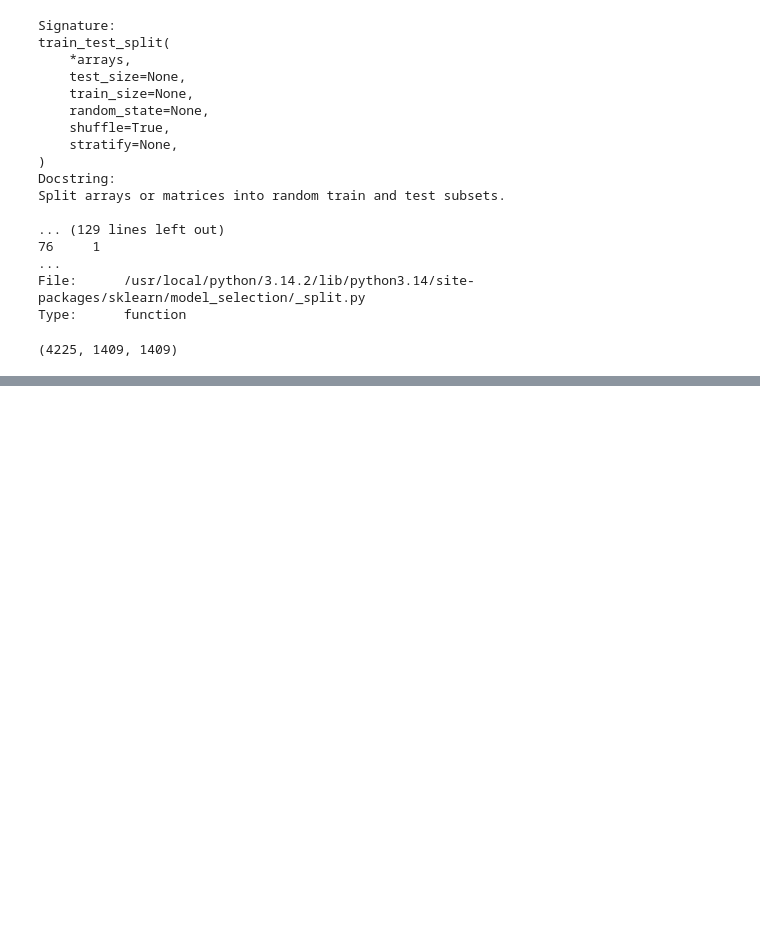
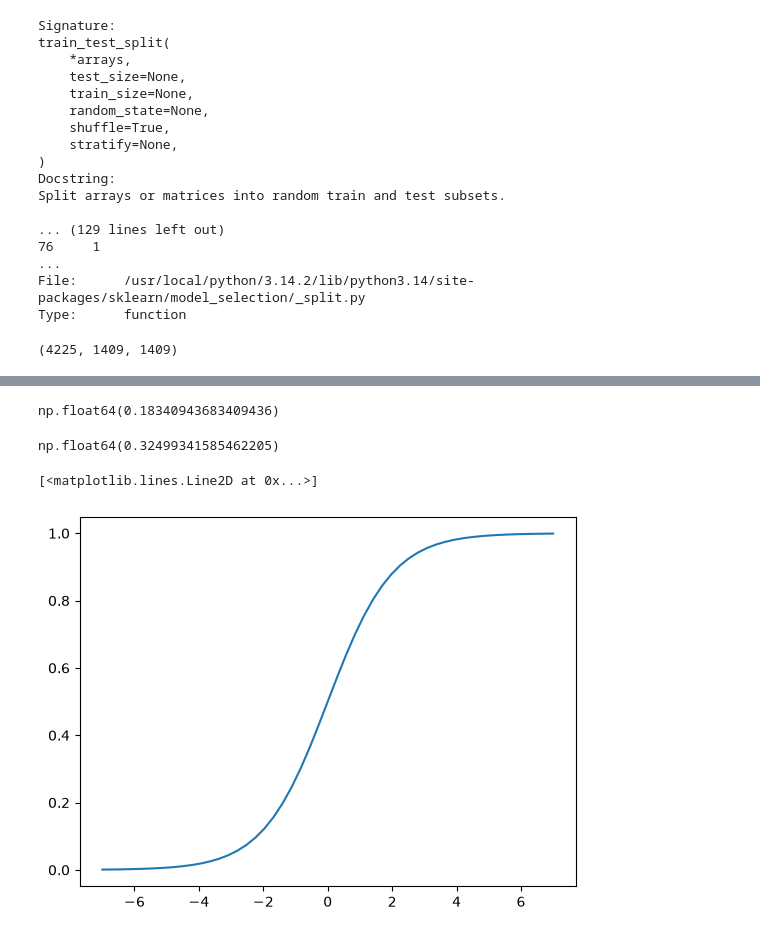
Before and after one commit to bkganti/ml-zoomcamp, a Jupyter notebook: 03-classification/03-module.ipynb, the cells around one changed output, grey strips where cells are left out. Cells and saved outputs as stored; diff of their text form; code cells hidden in the pictures; blank space fills up the shorter version.

```diff
--- a/03-classification/03-module.ipynb
+++ b/03-classification/03-module.ipynb
@@ -189,0 +421,8 @@ del df_test['churn']
+# %%
+df_full_train[(df_full_train.monthlycharges > 20) & (df_full_train.monthlycharges <= 50)].churn.mean()
+# %% [output]
+np.float64(0.18340943683409436)
+# %%
+df_full_train[df_full_train.monthlycharges > 50].churn.mean()
+# %% [output]
+np.float64(0.32499341585462205)
@@ -189,0 +439,10 @@ del df_test['churn']
+# %%
+def sigmoid(z):
+    return 1/(1 + np.exp(-z))
+# %%
+z = np.linspace(-7,7,51)
+# %%
+plt.plot(z,sigmoid(z))
+# %% [output]
+[<matplotlib.lines.Line2D at 0x...>]
+[figure, added]
```
Also changed, not shown: parts of 67 cells of this notebook, 1 other file.
